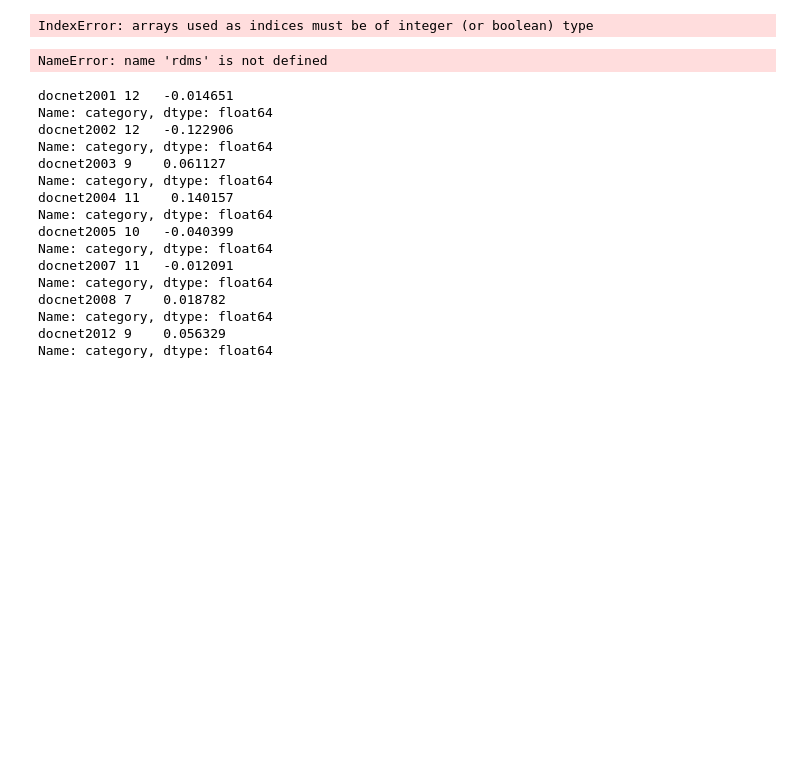
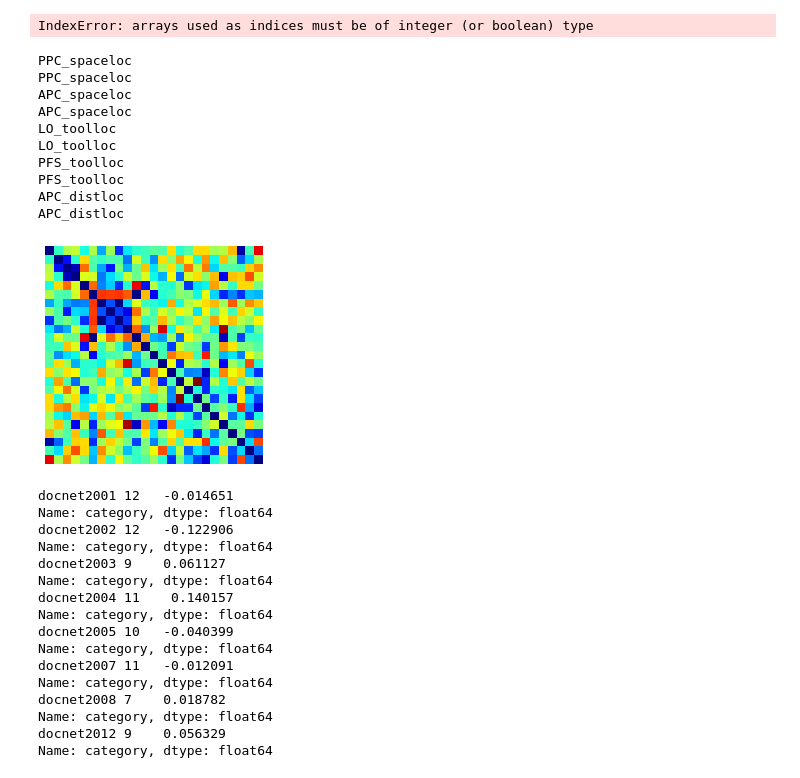
Before and after one commit to vayzenb/docnet, a Jupyter notebook: fmri/exp2_create_figures.ipynb, the cells around one changed output. Drawn from its saved outputs; the diff is of its cells as text; code cells hidden in the pictures; blank space fills up the shorter version.

Commit message:
added RDMs figures

```diff
--- a/fmri/exp2_create_figures.ipynb
+++ b/fmri/exp2_create_figures.ipynb
@@ -196,20 +197,33 @@ def make_sym_matrix(n,vals):
 
   return m
 # %%
+rdms = pd.read_csv(f'{curr_dir}/modelling/rdms/all_rdms.csv')
 
+rdms = (rdms-rdms.mean())/rdms.std()
 for rr in rois:
-    #curr_rdm = obj_names[['obj1', 'obj2']]
-    curr_rdm[rr] = rdms[rr]
+    for lr in ['l','r']:
+        #curr_rdm = obj_names[['obj1', 'obj2']]
+        curr_rdm = rdms[f'{lr}{rr}']
 
 
-    rdm_mat = make_sym_matrix(25, curr_rdm[rr].to_numpy())
-    sns.heatmap(rdm_mat, cmap='jet',cbar=False,xticklabels=False, yticklabels=False, square = True)
-    plt.savefig(f'{fig_dir}/{rr}_rdm.png',dpi = 100,bbox_inches = 'tight', pad_inches= 0 )
+        rdm_mat = make_sym_matrix(25, curr_rdm.to_numpy())
+        sns.heatmap(rdm_mat, cmap='jet',cbar=False,xticklabels=False, yticklabels=False, square = True)
+        plt.savefig(f'{fig_dir}/{rr}_rdm.png',dpi = 100,bbox_inches = 'tight', pad_inches= 0 )
 
-    #plt.close()
-    print(rr)
+        #plt.close()
+        print(rr)
 # %% [output]
-NameError: name 'rdms' is not defined
+PPC_spaceloc
+PPC_spaceloc
+APC_spaceloc
+APC_spaceloc
+LO_toolloc
+LO_toolloc
+PFS_toolloc
+PFS_toolloc
+APC_distloc
+APC_distloc
+[figure, added]
 # %%
 rois = ['lLO_toolloc', 'lPFS_toolloc', 'rLO_toolloc', 'rPFS_toolloc','rPPC_spaceloc', 'rAPC_spaceloc']
 
```
Also changed, not shown: parts of 1 cell of this notebook, 10 other files.
